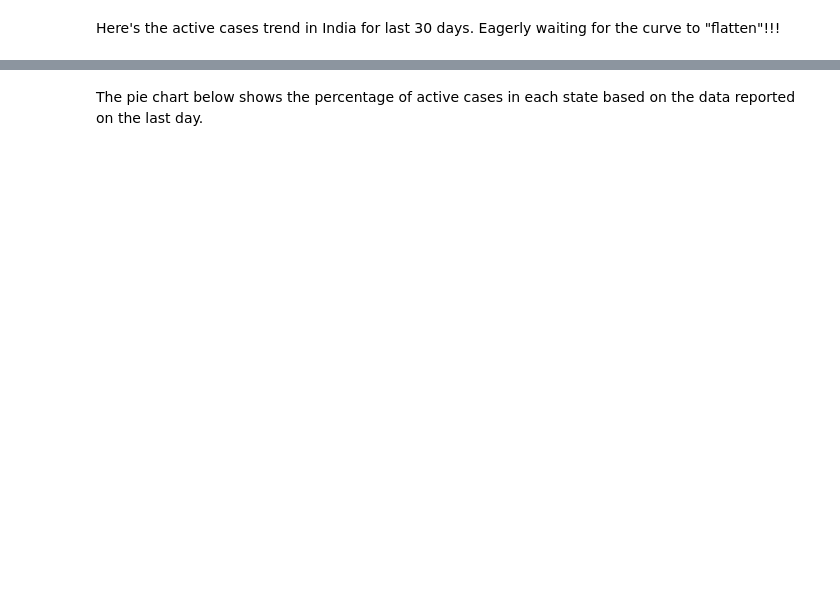
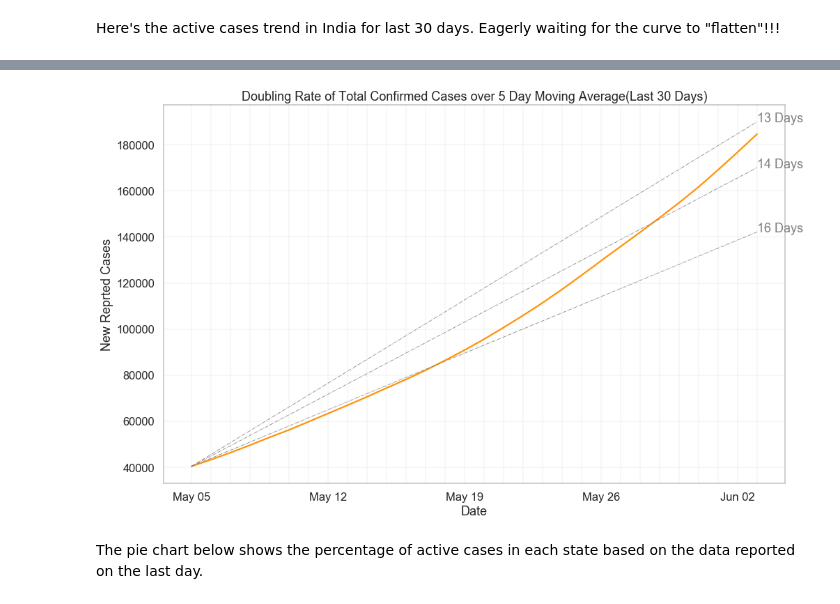
Before and after one commit to amitvsavant/covid19-india-state-timeseries, a Jupyter notebook: src/COVID-19 India Timeseries Visualization.ipynb, the cells around one changed output, grey strips where cells are left out. Saved outputs shown, nothing was run; the diff lists cells and outputs as text; code cells hidden in the pictures; blank space fills up the shorter version.

```diff
--- a/src/COVID-19 India Timeseries Visualization.ipynb
+++ b/src/COVID-19 India Timeseries Visualization.ipynb
@@ -295,3 +208,40 @@ plt.show()
+# %%
+import matplotlib.ticker as ticker
+import numpy as np
+
+sns.set_style("whitegrid")#, {'xtick.bottom': True, 'xtick.color': '.6'}
+sns.set_context("talk", rc={"grid.linewidth": 0.3})#sns.set(style="ticks", rc={"lines.linewidth": 0.7})
+
+plt.figure(figsize=(16, 10))
+
+plot = sns.lineplot(x=india_data.index, y='5 Day Moving Average', hue=None, color=sns.xkcd_rgb["tangerine"],
+                  data=india_data)
+
+sns.set_context(rc={"grid.linewidth": 0.3, "lines.linewidth": 0.8})
+
+# Doubling rate = 13 days
+plot_doubling_rate(india_data, 13, plot)
+
+# Doubling rate = 14 days
+plot_doubling_rate(india_data, 14, plot)
+
+# Doubling rate = 16 days
+plot_doubling_rate(india_data, 16, plot)
+
+x1_labels = india_data['Date'].dt.strftime('%b %d').copy()
+for m in range(len(x1_labels)):
+    if (m % 7) != 0:
+        x1_labels[m] = ''
+
+plot.xaxis.set_major_locator(ticker.FixedLocator(india_data.index))
+plot.xaxis.set_major_formatter(ticker.FixedFormatter(x1_labels))
+
+plt.title('Doubling Rate of Total Confirmed Cases over 5 Day Moving Average(Last 30 Days)')
+plt.xlabel('Date')
+plt.ylabel('New Reprted Cases')
+plt.show()
+# %% [output]
+[figure, added]
 # %% [markdown]
 The pie chart below shows the percentage of active cases in each state based on the data reported on the last day.
 # %%
```
Also changed, not shown: parts of 11 cells of this notebook, 1 other file.
